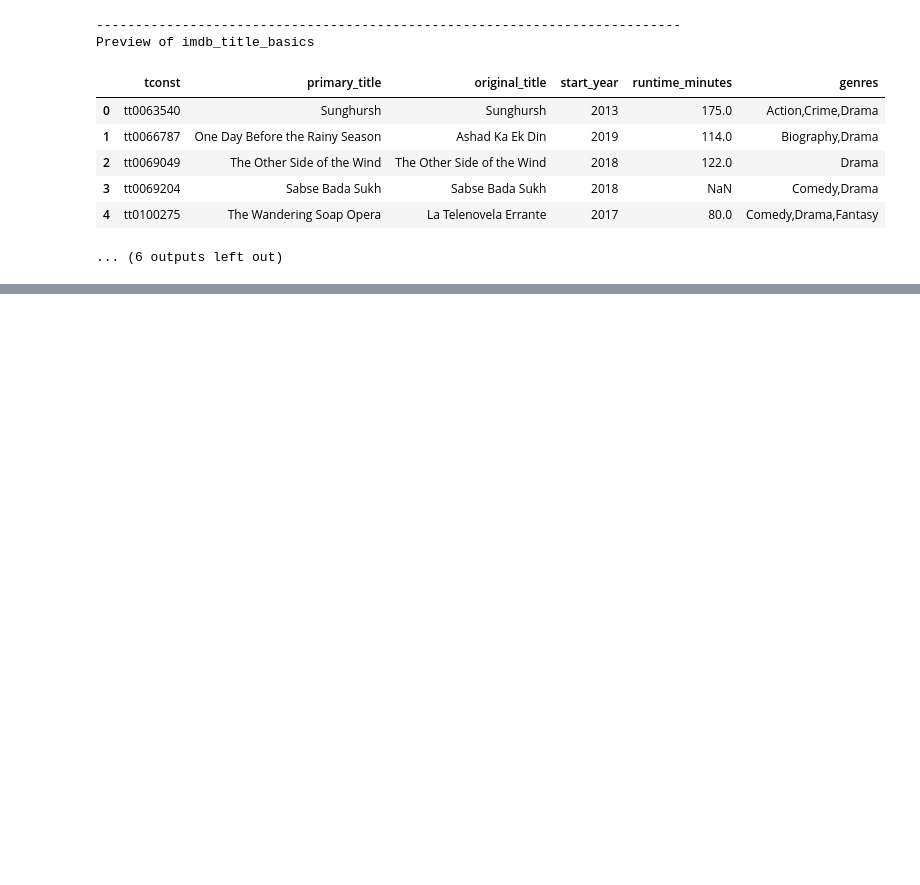
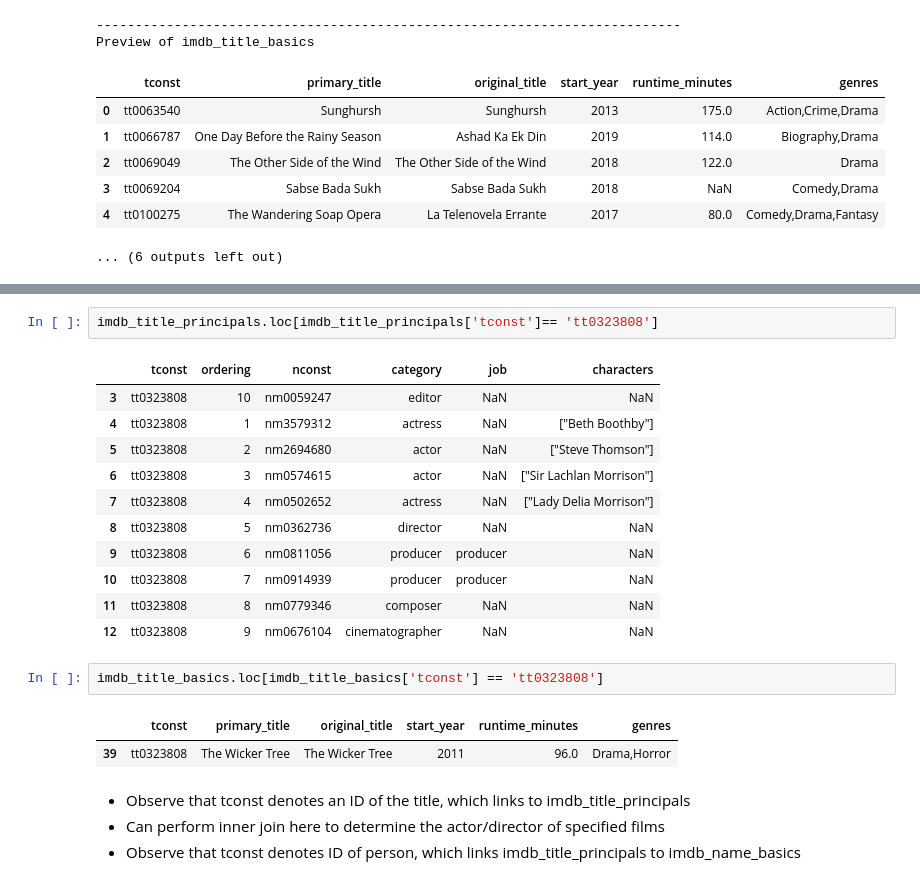
Before and after one commit to kuninethan95/dsc-phase-1-project, a Jupyter notebook: student.ipynb, the cells around one changed output, grey strips where cells are left out. Cells and saved outputs as stored; diff of their text form; blank space fills up the shorter version.

```diff
--- a/student.ipynb
+++ b/student.ipynb
@@ -136,0 +231,23 @@ df1
+# %%
+imdb_title_principals.loc[imdb_title_principals['tconst']== 'tt0323808']
+# %% [output]
+|  | tconst | ordering | nconst | category | job | characters |
+| 3 | tt0323808 | 10 | nm0059247 | editor | NaN | NaN |
+| 4 | tt0323808 | 1 | nm3579312 | actress | NaN | ["Beth Boothby"] |
+| 5 | tt0323808 | 2 | nm2694680 | actor | NaN | ["Steve Thomson"] |
+| 6 | tt0323808 | 3 | nm0574615 | actor | NaN | ["Sir Lachlan Morrison"] |
+| 7 | tt0323808 | 4 | nm0502652 | actress | NaN | ["Lady Delia Morrison"] |
+| 8 | tt0323808 | 5 | nm0362736 | director | NaN | NaN |
+| 9 | tt0323808 | 6 | nm0811056 | producer | producer | NaN |
+| 10 | tt0323808 | 7 | nm0914939 | producer | producer | NaN |
+| 11 | tt0323808 | 8 | nm0779346 | composer | NaN | NaN |
+| 12 | tt0323808 | 9 | nm0676104 | cinematographer | NaN | NaN |
+# %%
+imdb_title_basics.loc[imdb_title_basics['tconst'] == 'tt0323808']
+# %% [output]
+|  | tconst | primary_title | original_title | start_year | runtime_minutes | genres |
+| 39 | tt0323808 | The Wicker Tree | The Wicker Tree | 2011 | 96.0 | Drama,Horror |
+# %% [markdown]
+- Observe that tconst denotes an ID of the title, which links to imdb_title_principals
+- Can perform inner join here to determine the actor/director of specified films
+- Observe that tconst denotes ID of person, which links imdb_title_principals to imdb_name_basics
```
Also changed, not shown: parts of 18 cells of this notebook.
